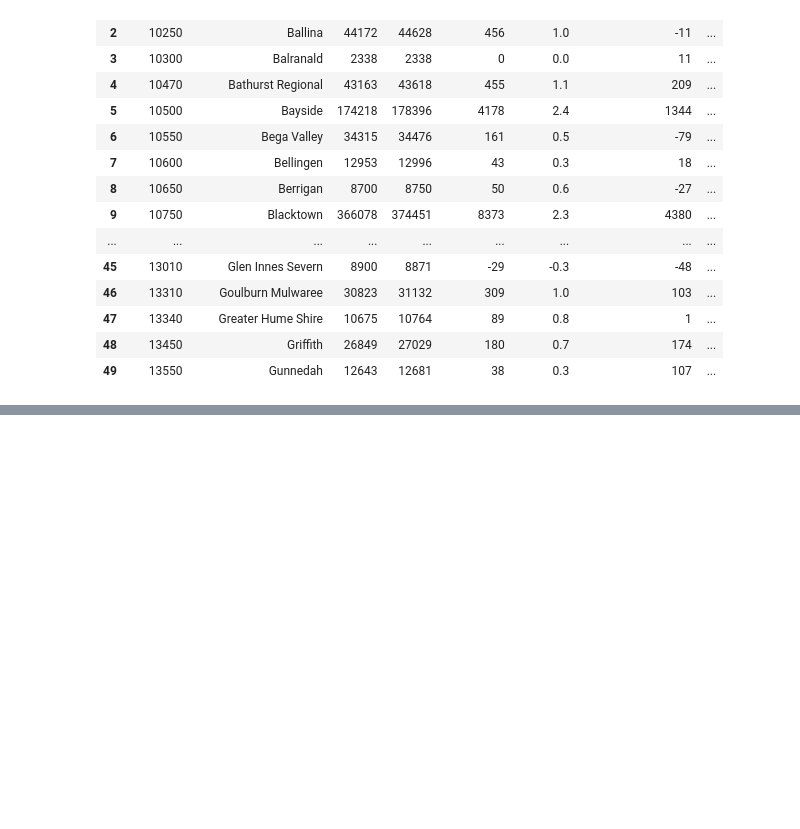
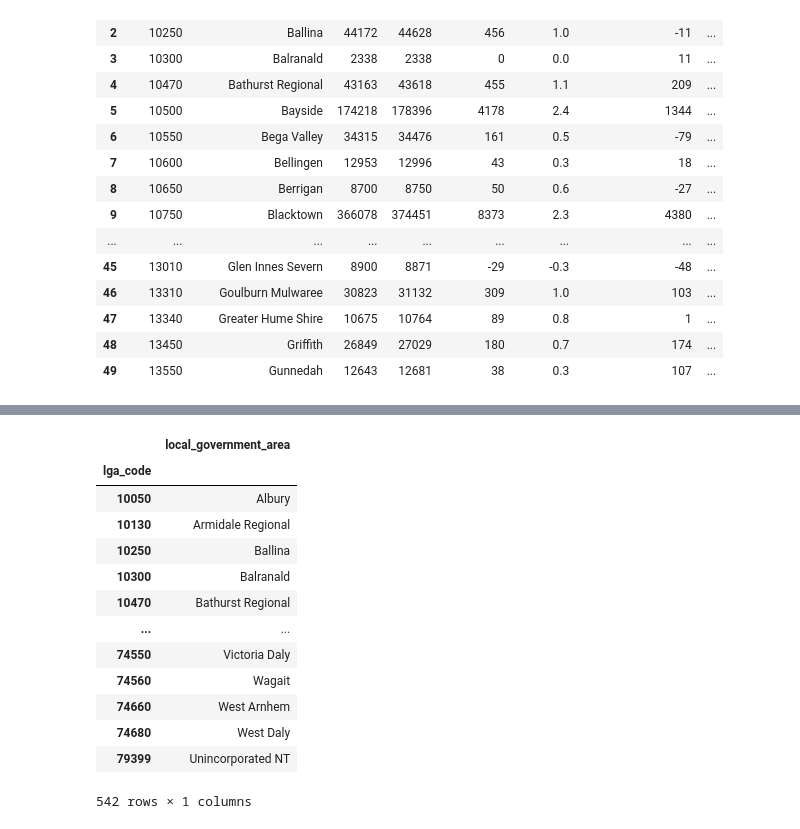
Before and after one commit to LP-116/ETL-Project, a Jupyter notebook: regional_growth.ipynb, the cells around one changed output, grey strips where cells are left out. Cells and saved outputs as stored; diff of their text form; code cells hidden in the pictures; blank space fills up the shorter version.

```diff
--- a/regional_growth.ipynb
+++ b/regional_growth.ipynb
@@ -43,0 +85,20 @@ regional_growth_data.head(50)
+# %%
+location_cols = ["lga_code", "local_government_area"]
+location_transformed = regional_growth_data[location_cols].copy()
+location_transformed.set_index("lga_code", inplace=True)
+location_transformed
+# %% [output]
+|  | local_government_area |
+| lga_code |  |
+| 10050 | Albury |
+| 10130 | Armidale Regional |
+| 10250 | Ballina |
+| 10300 | Balranald |
+| 10470 | Bathurst Regional |
+| ... | ... |
+| 74550 | Victoria Daly |
+| 74560 | Wagait |
+| 74660 | West Arnhem |
+| 74680 | West Daly |
+| 79399 | Unincorporated NT |
+542 rows × 1 columns
```
Also changed, not shown: parts of 2 cells of this notebook.
